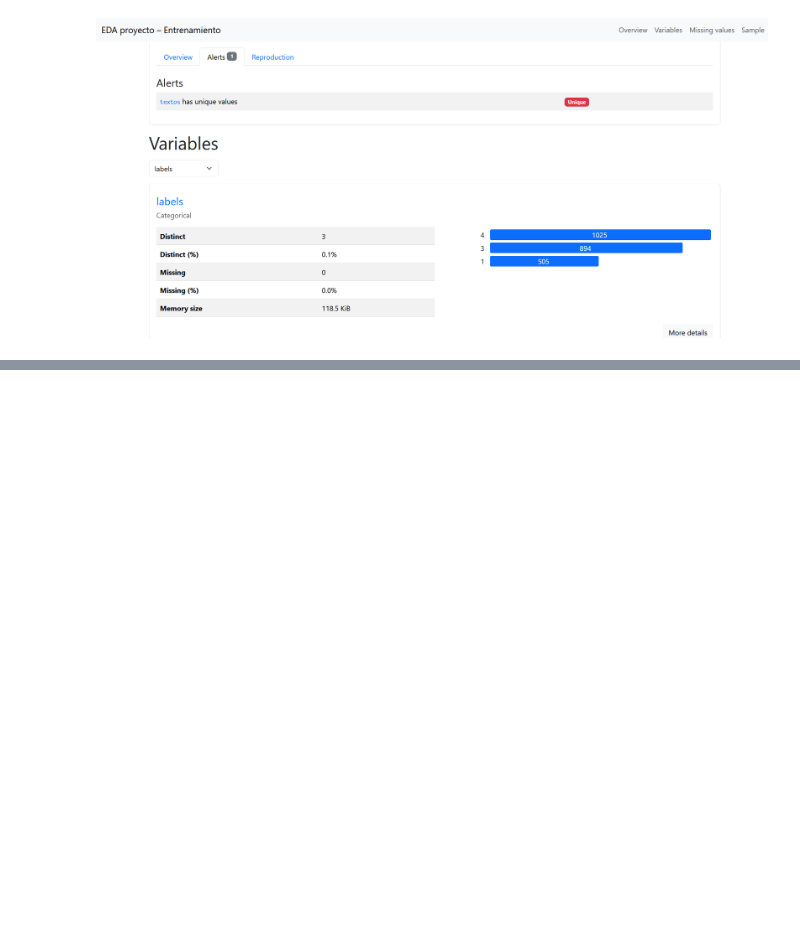
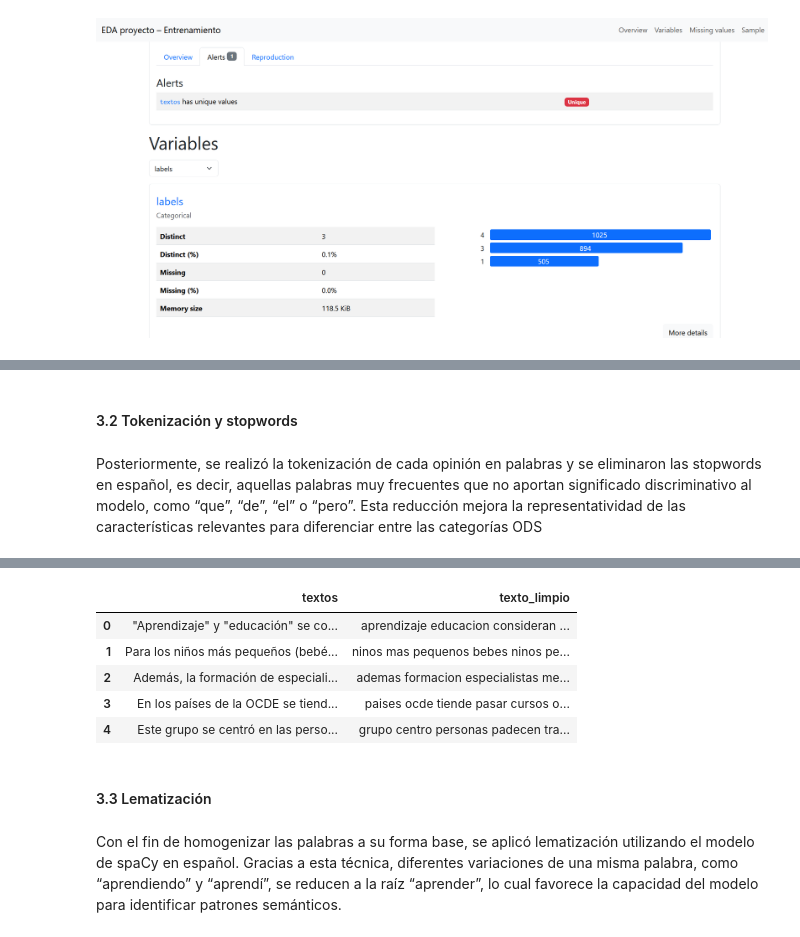
Before and after one commit to carvafel/Proyecto-1---BI, a Jupyter notebook: analisis.ipynb, the cells around one changed output, grey strips where cells are left out. Cells and saved outputs as stored; diff of their text form; code cells hidden in the pictures; blank space fills up the shorter version.

```diff
--- a/analisis.ipynb
+++ b/analisis.ipynb
@@ -174,0 +269,19 @@ En esta sección se utilizará pandas_profiling para generar un informe detallad
+# %% [markdown]
+#### 3.2 Tokenización y stopwords
+# %% [markdown]
+Posteriormente, se realizó la tokenización de cada opinión en palabras y se eliminaron las stopwords en español, es decir, aquellas palabras muy frecuentes que no aportan significado discriminativo al modelo, como “que”, “de”, “el” o “pero”. Esta reducción mejora la representatividad de las características relevantes para diferenciar entre las categorías ODS
+# %%
+import nltk
+from nltk.corpus import stopwords
+nltk.download('stopwords')
+
+stopwords_es = set(stopwords.words('spanish'))
+
+def eliminar_stopwords(texto):
+    tokens = texto.split()
+    tokens_filtrados = [t for t in tokens if t not in stopwords_es]
+    return " ".join(tokens_filtrados)
+
+data['texto_limpio'] = data['texto_limpio'].apply(eliminar_stopwords)
+data[['textos','texto_limpio']].head(5)
+# %% [output]
@@ -174,0 +291,10 @@ En esta sección se utilizará pandas_profiling para generar un informe detallad
+|  | textos | texto_limpio |
+| 0 | "Aprendizaje" y "educación" se co... | aprendizaje educacion consideran ... |
+| 1 | Para los niños más pequeños (bebé... | ninos mas pequenos bebes ninos pe... |
+| 2 | Además, la formación de especiali... | ademas formacion especialistas me... |
+| 3 | En los países de la OCDE se tiend... | paises ocde tiende pasar cursos o... |
+| 4 | Este grupo se centró en las perso... | grupo centro personas padecen tra... |
+# %% [markdown]
+#### 3.3 Lematización
+# %% [markdown]
+Con el fin de homogenizar las palabras a su forma base, se aplicó lematización utilizando el modelo de spaCy en español. Gracias a esta técnica, diferentes variaciones de una misma palabra, como “aprendiendo” y “aprendí”, se reducen a la raíz “aprender”, lo cual favorece la capacidad del modelo para identificar patrones semánticos.
```
Also changed, not shown: parts of 22 cells of this notebook.
